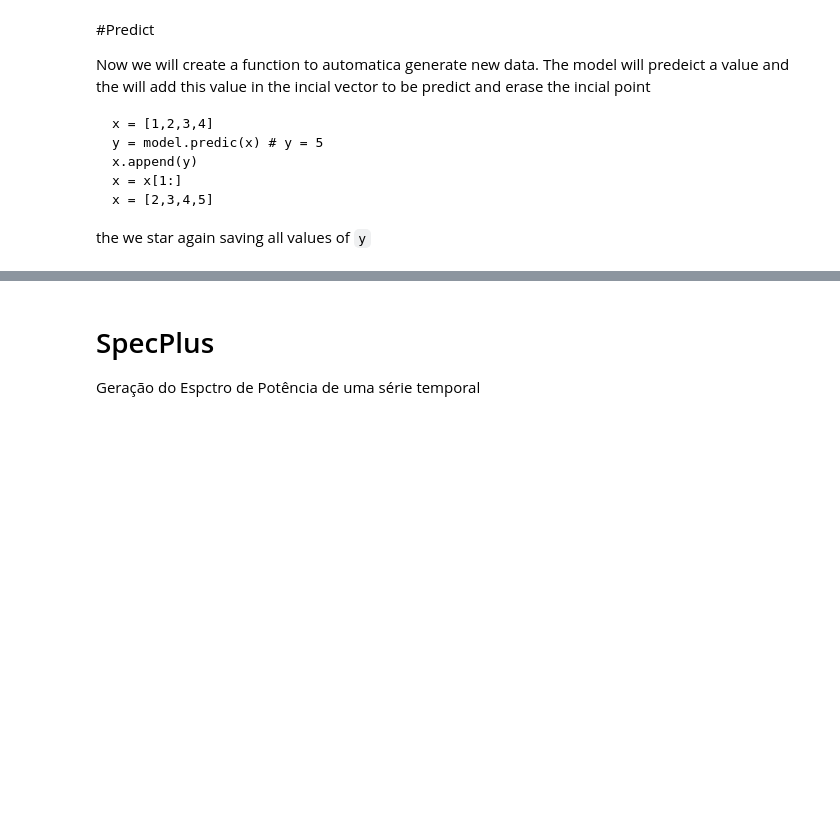
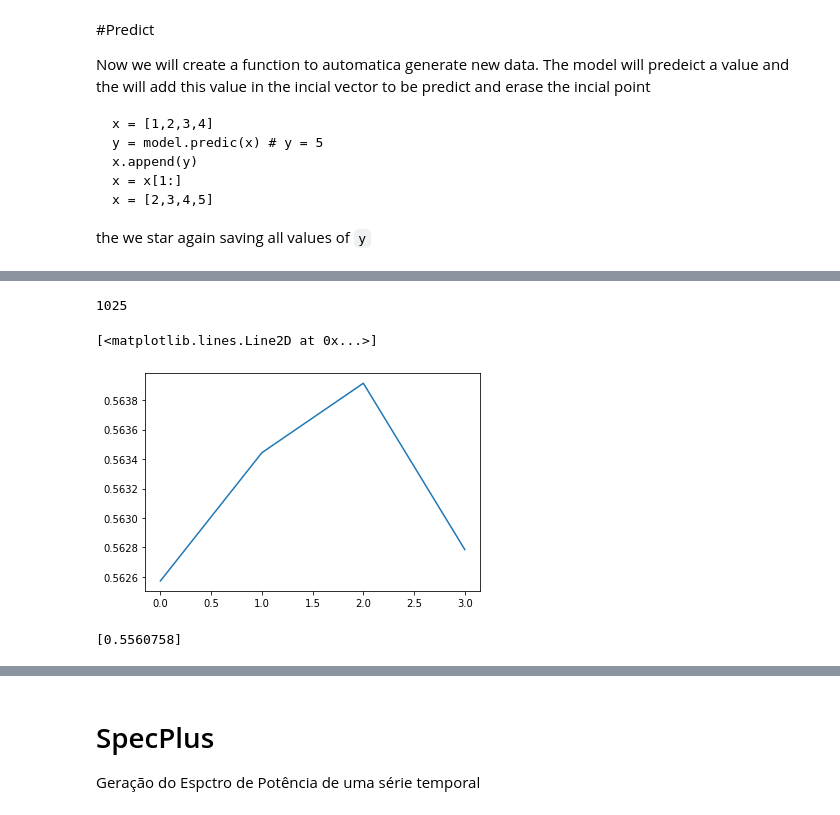
Before and after one commit to barauna-lo/Colored_Noise, a Jupyter notebook: RNN_For_1D_Colored_Noise.ipynb, the cells around one changed output, grey strips where cells are left out. Drawn from its saved outputs; the diff is of its cells as text; code cells hidden in the pictures; blank space fills up the shorter version.

```diff
--- a/RNN_For_1D_Colored_Noise.ipynb
+++ b/RNN_For_1D_Colored_Noise.ipynb
@@ -254,8 +254,8 @@ Epoch 50/50
 # %%
 #Alocationg all the models in vectors!
 
-model = [model_RNN]#,model_LSTM,model_GRU]
-history = [history_RNN]#,history_LSTM,history_GRU]
+model = [model_RNN,model_LSTM,model_GRU]
+history = [history_RNN,history_LSTM,history_GRU]
 model_name = ['Simple RNN','LSTM','GRU']
 color = ['C0','C1','C2']
 
@@ -422,5 +416,0 @@ the we star again saving all values of `y`
-# %%
-x_input = dataset[-(2*look_back+1):,:]
-x_input, _ = create_dataset(x_input, look_back)
-#x_input=x_input[1:]
-x_input.shape
@@ -431,0 +417,29 @@ array([], dtype=float64)
+# %%
+# SO FALTA CORRIGIR O LOOP
+
+lst_output = []
+dados = list(dataset[-(look_back+1):,:])
+temp_input=list(dados)
+for i in range(0,5):
+  temp_input=list(dados)
+  x_input=np.array(temp_input[1:])
+  x_input = x_input.reshape(1, n_features,look_back)
+  yhat = model[0].predict(x_input, verbose=0)
+  temp_input.append(yhat[0][0])
+  temp_input=temp_input[1:]
+  #temp_input = list(x_input)
+  lst_output.append(yhat[0][0])
+  dados.append(np.array([lst_output[-1]]))
+  dados = dados[1:]
+# %%
+dados.append(np.array([lst_output[-1]]))
+dados = dados[1:]
+len(dados[:])
+#dados[-2]
+# %% [output]
+1025
+# %%
+plt.plot(lst_output)
+# %% [output]
+[<matplotlib.lines.Line2D at 0x...>]
+[figure, added]
@@ -432,3 +450,7 @@ array([], dtype=float64)
+# %%
+lst_output
+# %% [output]
+[0.5560758]
 # %%
 lst_output = []
 x_input = dataset[-(2*look_back+1):,:]
```
Also changed, not shown: parts of 13 cells of this notebook.
